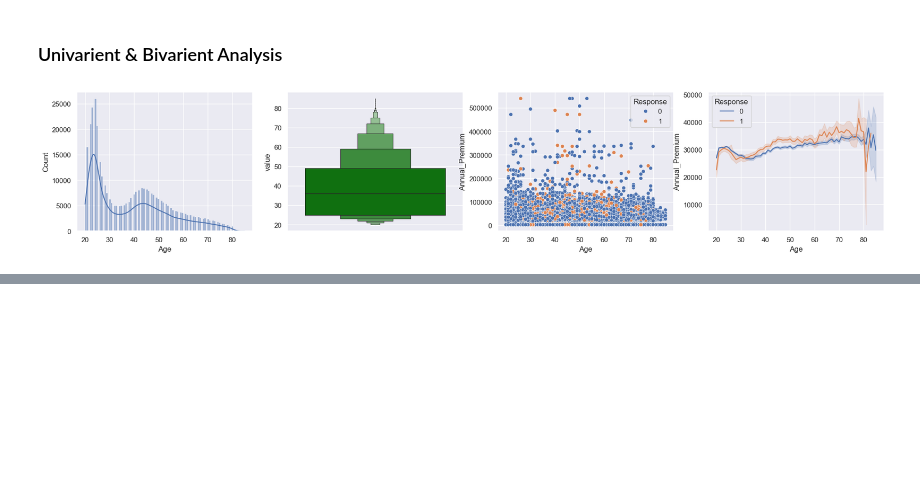
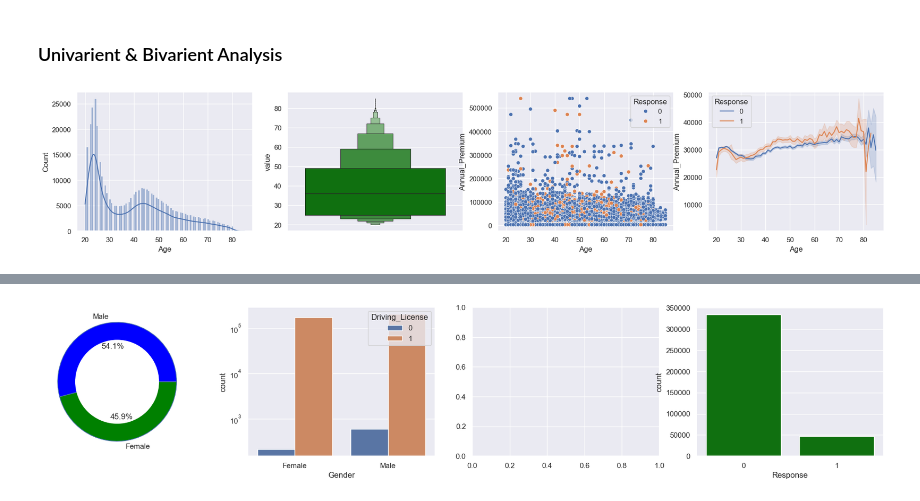
Before and after one commit to saifghostrider454/VehicleInsurancePrediction, a Jupyter notebook: EDA/eda.ipynb, the cells around one changed output, grey strips where cells are left out. Cells and saved outputs as stored; diff of their text form; code cells hidden in the pictures; blank space fills up the shorter version.

Commit message:
Adding Plots and colclusion and eda

```diff
--- a/EDA/eda.ipynb
+++ b/EDA/eda.ipynb
@@ -118,0 +126,3 @@ plt.show()
+# %%
+gender_vs_license = dataframe.groupby(['Gender', 'Driving_License']).size().reset_index(name='count')
+gender_vs_license
@@ -118,0 +135,27 @@ plt.show()
+# %%
+fig, ax = plt.subplots(1, 4, figsize=[23, 4])
+
+# Get the count values for each category
+gender_counts = dataframe['Gender'].value_counts()
+
+# Create a donut plot using Matplotlib
+ax[0].pie(gender_counts, labels=gender_counts.index, autopct='%1.1f%%', colors=['blue', 'green'],
+          wedgeprops=dict(width=0.4, edgecolor='b'))
+
+# Draw a circle in the center to create the donut effect
+centre_circle = plt.Circle((0,0),0.70,fc='white')
+ax[0].add_artist(centre_circle)
+
+
+ax = sns.barplot(data=gender_vs_license, x='Gender', y='count', hue='Driving_License', ax=ax[1])
+
+# Set y-axis to logarithmic scale
+ax.set_yscale('log')
+
+
+
+sns.countplot(data=dataframe, x='Response', color='green')
+# Show the plot
+plt.show()
+# %% [output]
+[figure, added]
```
Also changed, not shown: parts of 13 cells of this notebook, 6 other files.
